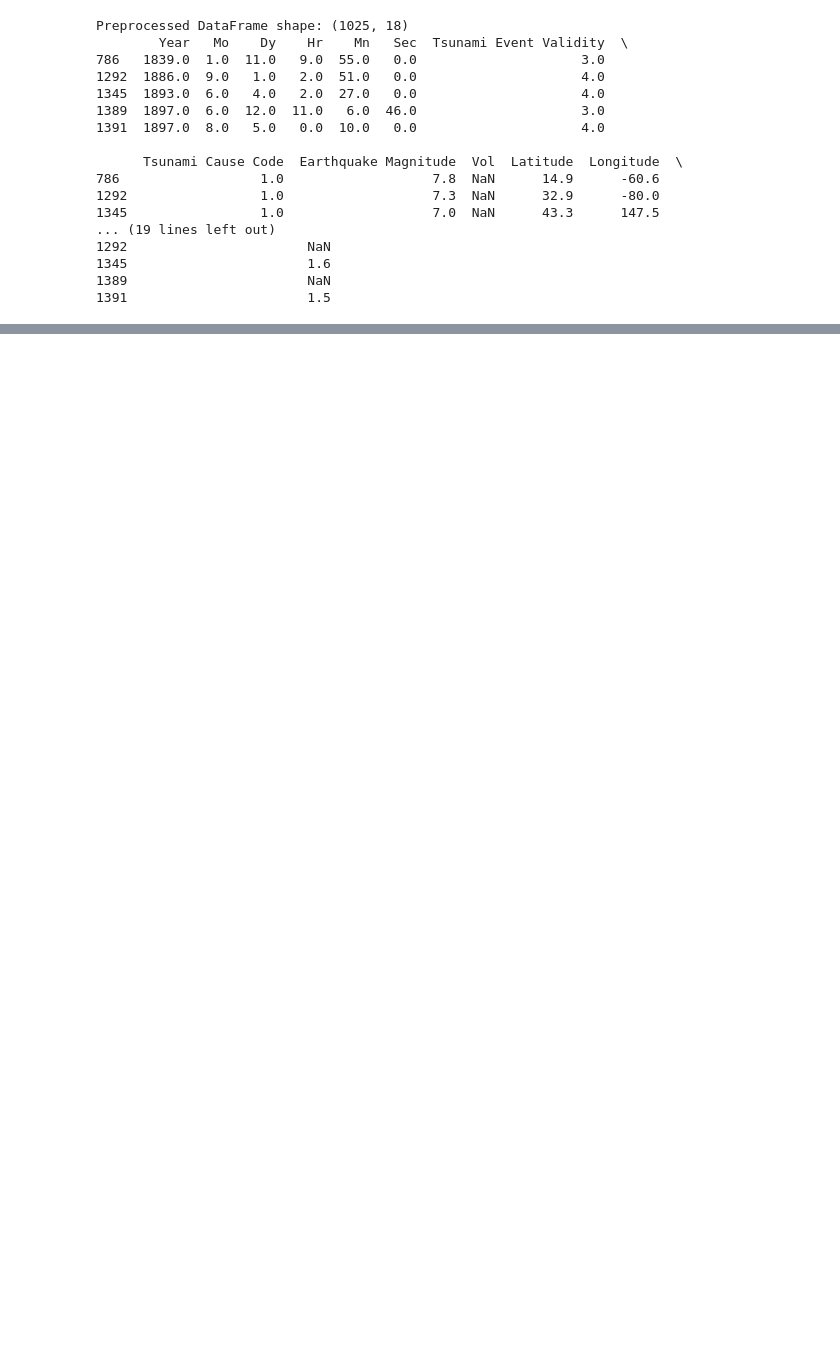
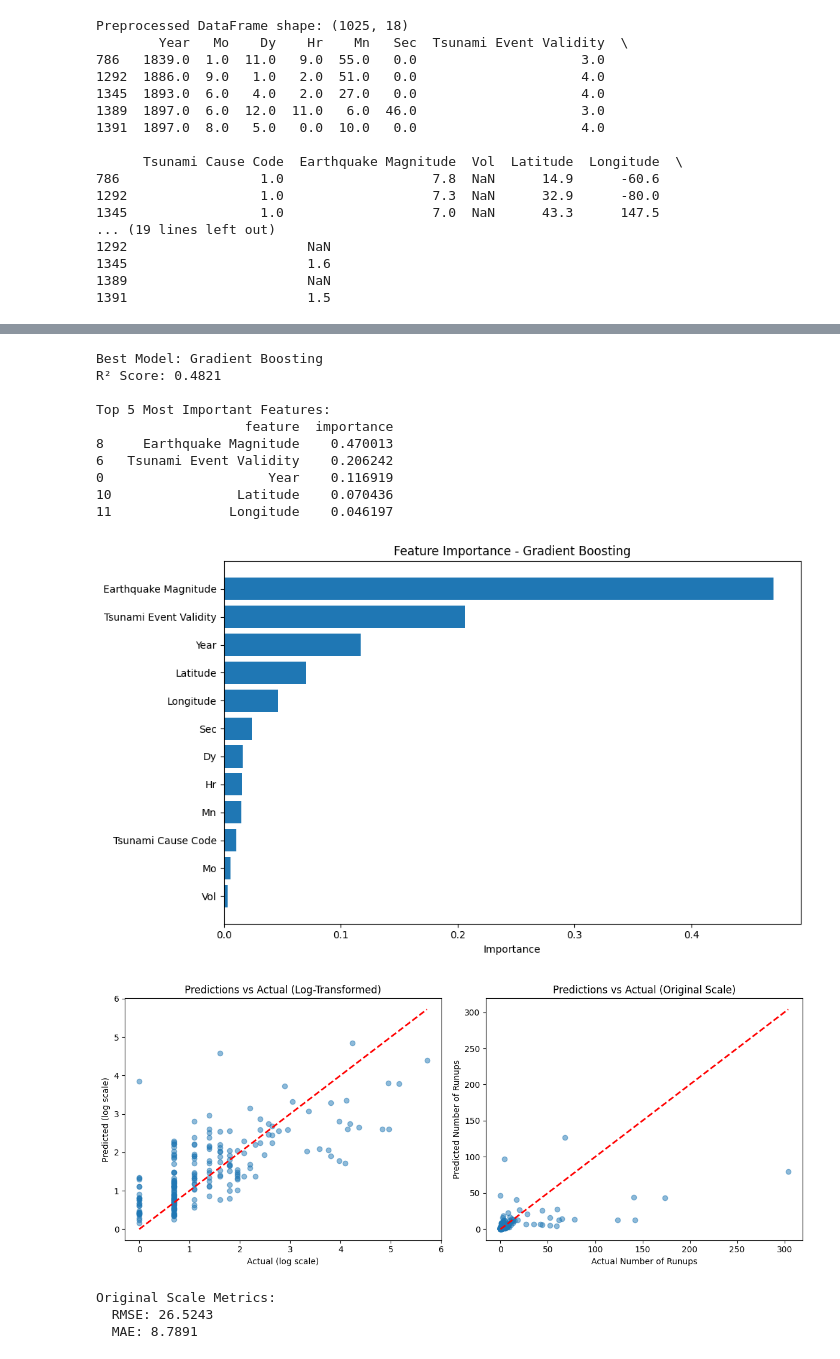
Before and after one commit to aryamaddel/Tsunami-Prediction, a Jupyter notebook: Tsunami Prediction 2.ipynb, the cells around one changed output, grey strips where cells are left out. Drawn from its saved outputs; the diff is of its cells as text; code cells hidden in the pictures; blank space fills up the shorter version.

```diff
--- a/Tsunami Prediction 2.ipynb
+++ b/Tsunami Prediction 2.ipynb
@@ -64,0 +210,64 @@ Preprocessed DataFrame shape: (1025, 18)
+# %%
+best_model_name = max(results, key=lambda x: results[x]["R2"])
+best_model = models[best_model_name]
+
+print(f"\nBest Model: {best_model_name}")
+print(f"R² Score: {results[best_model_name]['R2']:.4f}")
+
+if best_model_name != "Linear Regression":
+    feature_importance = pd.DataFrame(
+        {"feature": features, "importance": best_model.feature_importances_}
+    ).sort_values("importance", ascending=False)
+
+    print(f"\nTop 5 Most Important Features:")
+    print(feature_importance.head())
+
+    plt.figure(figsize=(10, 6))
+    plt.barh(feature_importance["feature"], feature_importance["importance"])
+    plt.xlabel("Importance")
+    plt.title(f"Feature Importance - {best_model_name}")
+    plt.gca().invert_yaxis()
+    plt.tight_layout()
+    plt.show()
+
+y_pred_original = np.expm1(results[best_model_name]["predictions"])
+y_test_original = np.expm1(y_test)
+
+plt.figure(figsize=(12, 5))
+
+plt.subplot(1, 2, 1)
+plt.scatter(y_test, results[best_model_name]["predictions"], alpha=0.5)
+plt.plot([y_test.min(), y_test.max()], [y_test.min(), y_test.max()], "r--", lw=2)
+plt.xlabel("Actual (log scale)")
+plt.ylabel("Predicted (log scale)")
+plt.title("Predictions vs Actual (Log-Transformed)")
+
+plt.subplot(1, 2, 2)
+plt.scatter(y_test_original, y_pred_original, alpha=0.5)
+plt.plot([0, y_test_original.max()], [0, y_test_original.max()], "r--", lw=2)
+plt.xlabel("Actual Number of Runups")
+plt.ylabel("Predicted Number of Runups")
+plt.title("Predictions vs Actual (Original Scale)")
+
+plt.tight_layout()
+plt.show()
+
+print(f"\nOriginal Scale Metrics:")
+print(f"  RMSE: {np.sqrt(mean_squared_error(y_test_original, y_pred_original)):.4f}")
+print(f"  MAE: {mean_absolute_error(y_test_original, y_pred_original):.4f}")
+# %% [output]
+Best Model: Gradient Boosting
+R² Score: 0.4821
+
+Top 5 Most Important Features:
+                   feature  importance
+8     Earthquake Magnitude    0.470013
+6   Tsunami Event Validity    0.206242
+0                     Year    0.116919
+10                Latitude    0.070436
+11               Longitude    0.046197
+[figure, added]
+[figure, added]
+Original Scale Metrics:
+  RMSE: 26.5243
+  MAE: 8.7891
```
Also changed, not shown: parts of 4 cells of this notebook.
